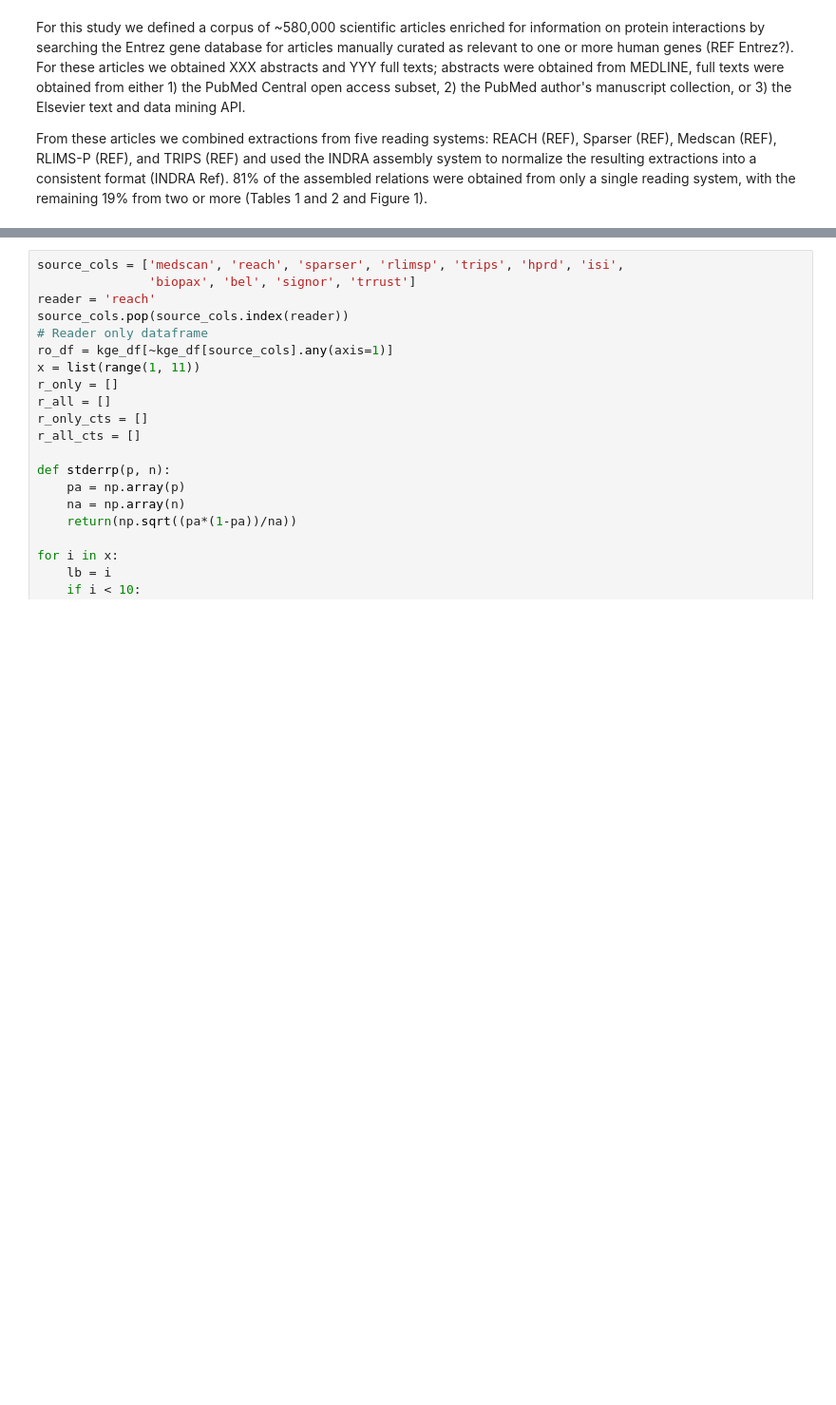
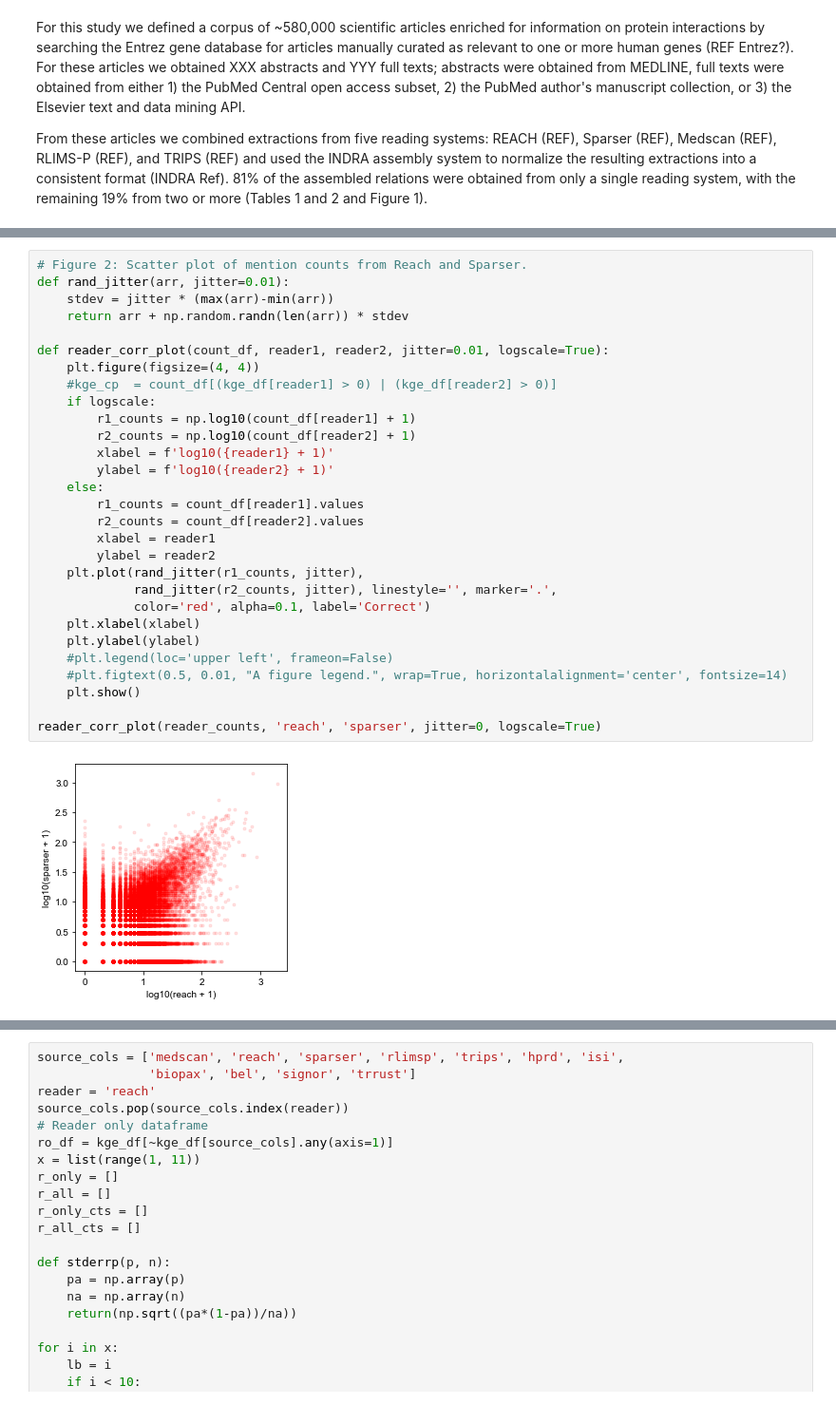
Before and after one commit to sorgerlab/indra_assembly_paper, a Jupyter notebook: notebooks/Belief Prediction.ipynb, the cells around one changed output, grey strips where cells are left out. Shown at 95% size. Cells and saved outputs as stored; diff of their text form; blank space fills up the shorter version.

```diff
--- a/notebooks/Belief Prediction.ipynb
+++ b/notebooks/Belief Prediction.ipynb
@@ -202,0 +249,31 @@ INFO: [2020-09-25 17:57:23] numexpr.utils - NumExpr defaulting to 8 threads.
+# %%
+# Figure 2: Scatter plot of mention counts from Reach and Sparser.
+def rand_jitter(arr, jitter=0.01):
+    stdev = jitter * (max(arr)-min(arr))
+    return arr + np.random.randn(len(arr)) * stdev
+
+def reader_corr_plot(count_df, reader1, reader2, jitter=0.01, logscale=True):
+    plt.figure(figsize=(4, 4))
+    #kge_cp  = count_df[(kge_df[reader1] > 0) | (kge_df[reader2] > 0)]
+    if logscale:
+        r1_counts = np.log10(count_df[reader1] + 1)
+        r2_counts = np.log10(count_df[reader2] + 1)
+        xlabel = f'log10({reader1} + 1)'
+        ylabel = f'log10({reader2} + 1)'
+    else:
+        r1_counts = count_df[reader1].values
+        r2_counts = count_df[reader2].values
+        xlabel = reader1
+        ylabel = reader2
+    plt.plot(rand_jitter(r1_counts, jitter),
+             rand_jitter(r2_counts, jitter), linestyle='', marker='.',
+             color='red', alpha=0.1, label='Correct')
+    plt.xlabel(xlabel)
+    plt.ylabel(ylabel)
+    #plt.legend(loc='upper left', frameon=False)
+    #plt.figtext(0.5, 0.01, "A figure legend.", wrap=True, horizontalalignment='center', fontsize=14)
+    plt.show()
+
+reader_corr_plot(reader_counts, 'reach', 'sparser', jitter=0, logscale=True)
+# %% [output]
+[figure, added]
```
Also changed, not shown: parts of 57 cells of this notebook.
